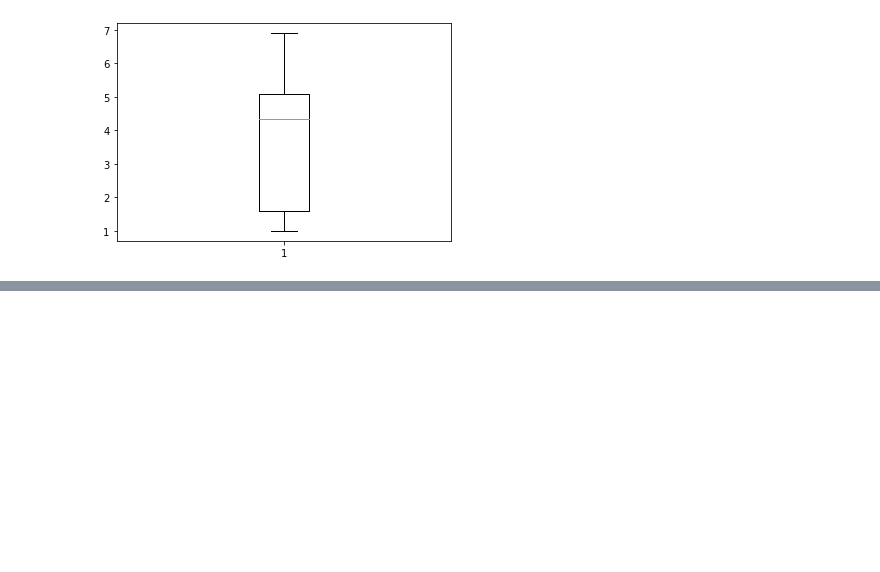
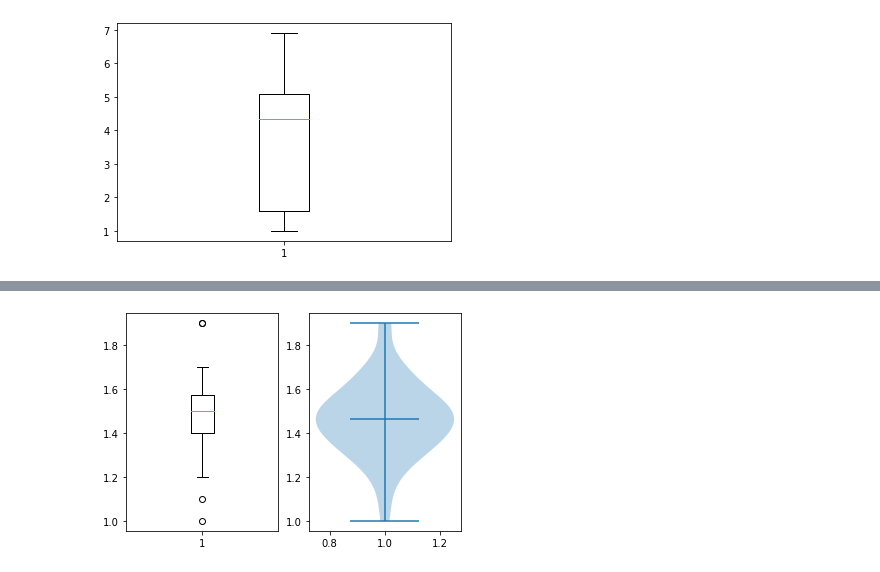
Before and after one commit to Supathatkh/data_viz_2022, a Jupyter notebook: DataViz02_Data_Distribution_.ipynb, the cells around one changed output, grey strips where cells are left out. Saved outputs shown, nothing was run; the diff lists cells and outputs as text; code cells hidden in the pictures; blank space fills up the shorter version.

```diff
--- a/DataViz02_Data_Distribution_.ipynb
+++ b/DataViz02_Data_Distribution_.ipynb
@@ -319,0 +333,10 @@ plt.boxplot(df['PetalLength'])
+# %%
+plt.subplot(1,2,1)
+bb = plt.boxplot(df['PetalLength'][:50])
+q1 = bb['boxes'][0].get_ydata()[0]
+q2 = bb['medians'][0].get_ydata()[0]
+q3 = bb['boxes'][0].get_ydata()[2]
+plt.subplot(1,2,2)
+vi = plt.violinplot(df['PetalLength'][:50],showmeans=True)
+# %% [output]
+[figure, added]
```
Also changed, not shown: parts of 5 cells of this notebook.
